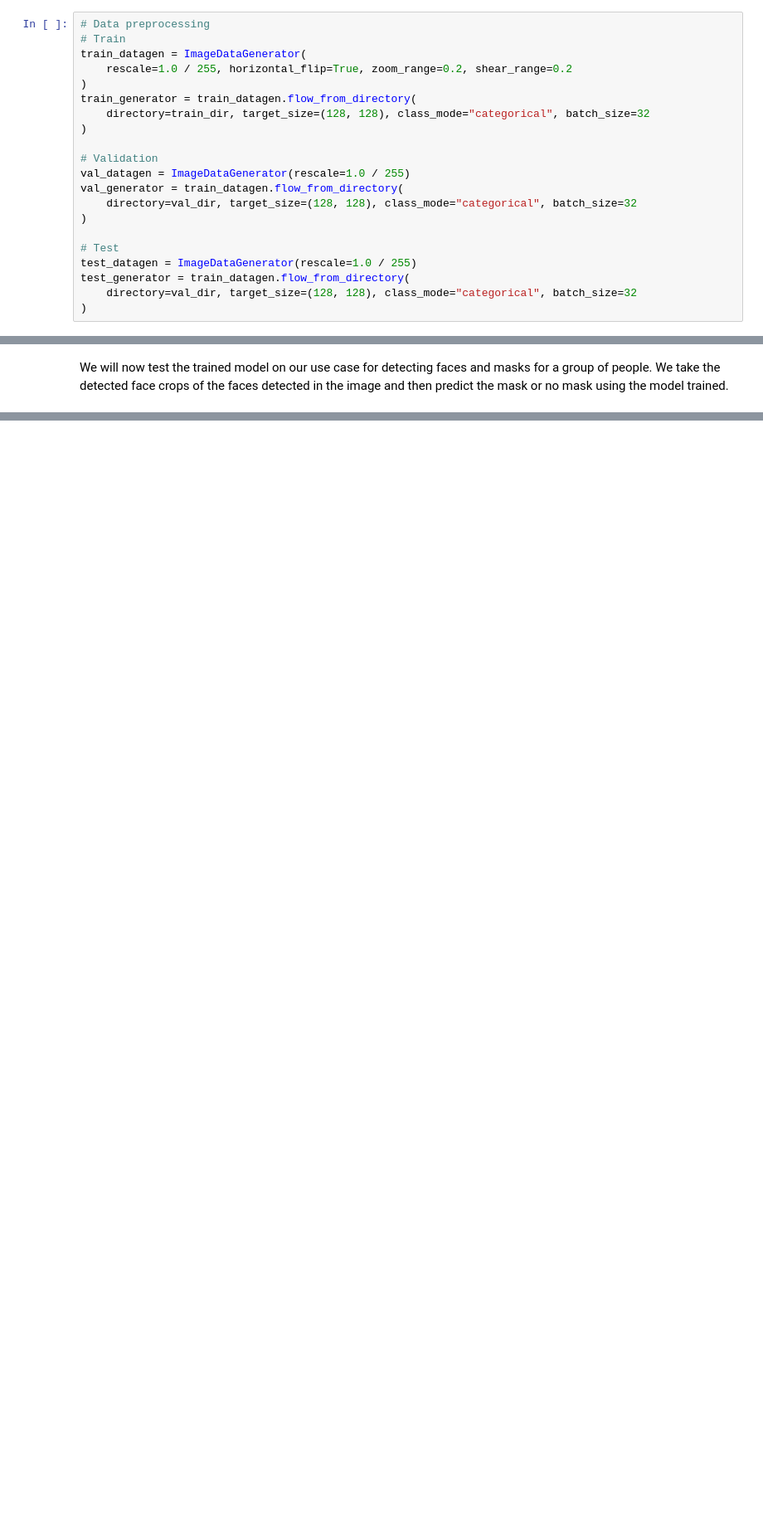
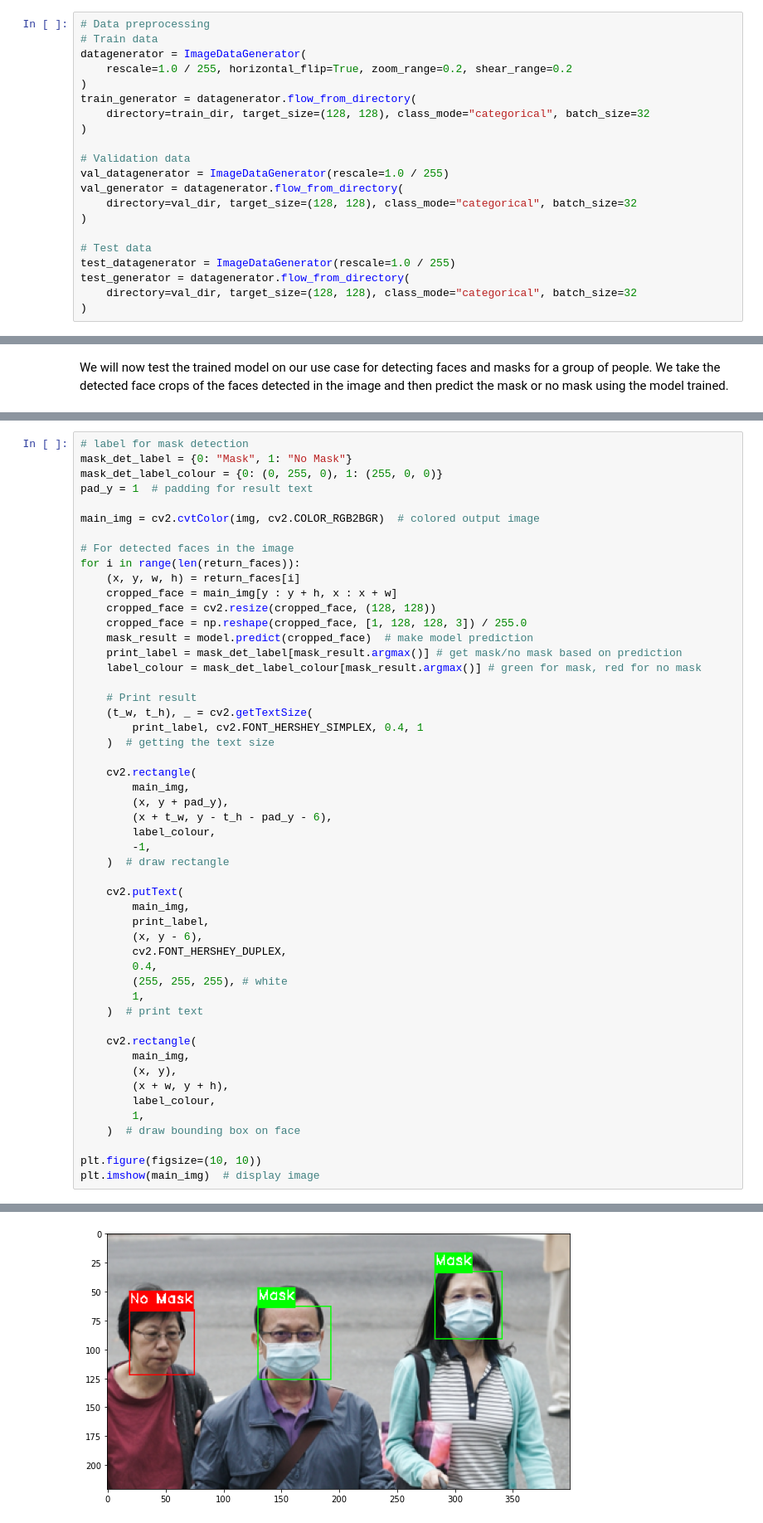
Before and after one commit to ldtalent/merishnas-no-mask-in-crowd-deep-learning, a Jupyter notebook: deep_learning_mask_detector.ipynb, the cells around one changed output, grey strips where cells are left out. Shown at 83% size. Saved outputs shown, nothing was run; the diff lists cells and outputs as text; blank space fills up the shorter version.

```diff
--- a/deep_learning_mask_detector.ipynb
+++ b/deep_learning_mask_detector.ipynb
@@ -126,22 +86,22 @@ We will now pass our datasets into Keras ImageDataGenerator() to perform some pr
 # %%
 # Data preprocessing
-# Train
-train_datagen = ImageDataGenerator(
+# Train data
+datagenerator = ImageDataGenerator(
     rescale=1.0 / 255, horizontal_flip=True, zoom_range=0.2, shear_range=0.2
 )
-train_generator = train_datagen.flow_from_directory(
+train_generator = datagenerator.flow_from_directory(
     directory=train_dir, target_size=(128, 128), class_mode="categorical", batch_size=32
 )
 
-# Validation
-val_datagen = ImageDataGenerator(rescale=1.0 / 255)
-val_generator = train_datagen.flow_from_directory(
+# Validation data
+val_datagenerator = ImageDataGenerator(rescale=1.0 / 255)
+val_generator = datagenerator.flow_from_directory(
     directory=val_dir, target_size=(128, 128), class_mode="categorical", batch_size=32
 )
 
-# Test
-test_datagen = ImageDataGenerator(rescale=1.0 / 255)
-test_generator = train_datagen.flow_from_directory(
+# Test data
+test_datagenerator = ImageDataGenerator(rescale=1.0 / 255)
+test_generator = datagenerator.flow_from_directory(
     directory=val_dir, target_size=(128, 128), class_mode="categorical", batch_size=32
 )
 # %% [output]
@@ -285,0 +200,52 @@ MASK
+# %%
+# label for mask detection
+mask_det_label = {0: "Mask", 1: "No Mask"}
+mask_det_label_colour = {0: (0, 255, 0), 1: (255, 0, 0)}
+pad_y = 1  # padding for result text
+
+main_img = cv2.cvtColor(img, cv2.COLOR_RGB2BGR)  # colored output image
+
+# For detected faces in the image
+for i in range(len(return_faces)):
+    (x, y, w, h) = return_faces[i]
+    cropped_face = main_img[y : y + h, x : x + w]
+    cropped_face = cv2.resize(cropped_face, (128, 128))
+    cropped_face = np.reshape(cropped_face, [1, 128, 128, 3]) / 255.0
+    mask_result = model.predict(cropped_face)  # make model prediction
+    print_label = mask_det_label[mask_result.argmax()] # get mask/no mask based on prediction
+    label_colour = mask_det_label_colour[mask_result.argmax()] # green for mask, red for no mask
+
+    # Print result
+    (t_w, t_h), _ = cv2.getTextSize(
+        print_label, cv2.FONT_HERSHEY_SIMPLEX, 0.4, 1
+    )  # getting the text size
+
+    cv2.rectangle(
+        main_img,
+        (x, y + pad_y),
+        (x + t_w, y - t_h - pad_y - 6),
+        label_colour,
+        -1,
+    )  # draw rectangle
+
+    cv2.putText(
+        main_img,
+        print_label,
+        (x, y - 6),
+        cv2.FONT_HERSHEY_DUPLEX,
+        0.4,
+        (255, 255, 255), # white
+        1,
+    )  # print text
+
+    cv2.rectangle(
+        main_img,
+        (x, y),
+        (x + w, y + h),
+        label_colour,
+        1,
+    )  # draw bounding box on face
+
+plt.figure(figsize=(10, 10))
+plt.imshow(main_img)  # display image
+# %% [output]
@@ -285,0 +256 @@ MASK
+[figure, added]
```
Also changed, not shown: parts of 18 cells of this notebook, 32 other files.
